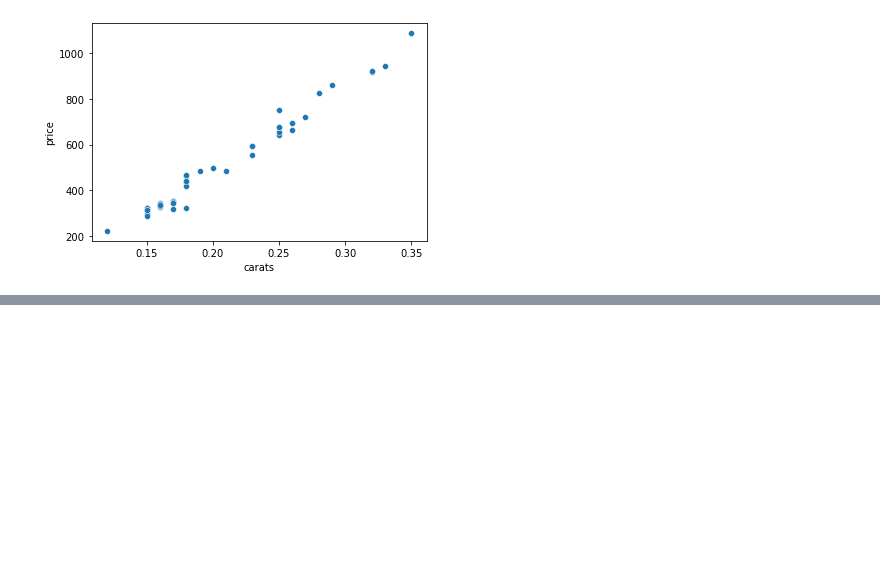
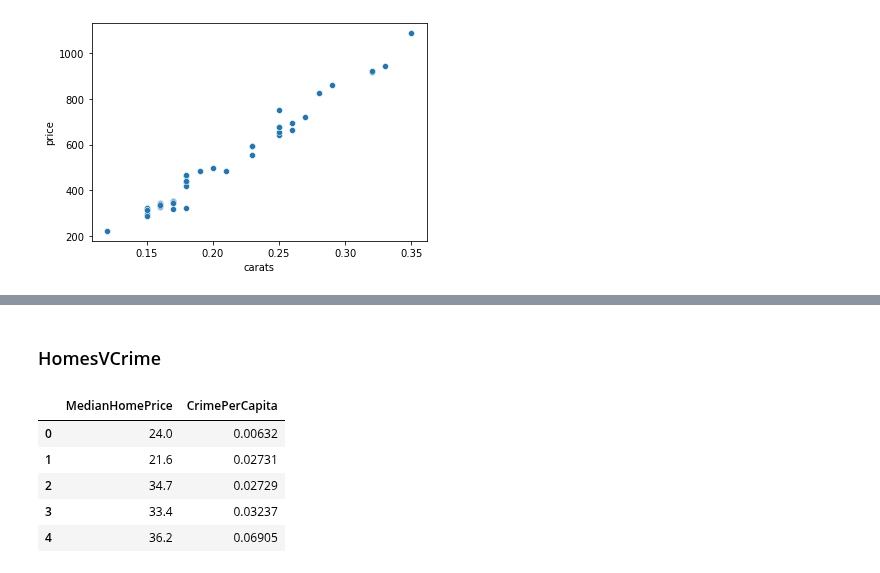
Before and after one commit to vpontello/DataScience_Nanodegree, a Jupyter notebook: 00_Extracurricular/02_Practical_Statistics/practical_statistics.ipynb, the cells around one changed output, grey strips where cells are left out. Saved outputs shown, nothing was run; the diff lists cells and outputs as text; code cells hidden in the pictures; blank space fills up the shorter version.

```diff
--- a/00_Extracurricular/02_Practical_Statistics/practical_statistics.ipynb
+++ b/00_Extracurricular/02_Practical_Statistics/practical_statistics.ipynb
@@ -2367,3 +2367,26 @@ sns.scatterplot(x='carats', y='price', data=df)
 [figure]
 # %% [markdown]
 ![quiz1](images/quiz1.PNG)
+# %% [markdown]
+### HomesVCrime
+# %%
+import numpy as np
+import pandas as pd
+import statsmodels.api as sm
+from sklearn.datasets import load_boston
+import matplotlib.pyplot as plt
+%matplotlib inline
+
+boston_data = load_boston()
+df = pd.DataFrame()
+df['MedianHomePrice'] = boston_data.target
+df2 = pd.DataFrame(boston_data.data)
+df['CrimePerCapita'] = df2.iloc[:,0];
+df.head()
+# %% [output]
+|  | MedianHomePrice | CrimePerCapita |
+| 0 | 24.0 | 0.00632 |
+| 1 | 21.6 | 0.02731 |
+| 2 | 34.7 | 0.02729 |
+| 3 | 33.4 | 0.03237 |
+| 4 | 36.2 | 0.06905 |
```
Also changed, not shown: parts of 2 cells of this notebook.
